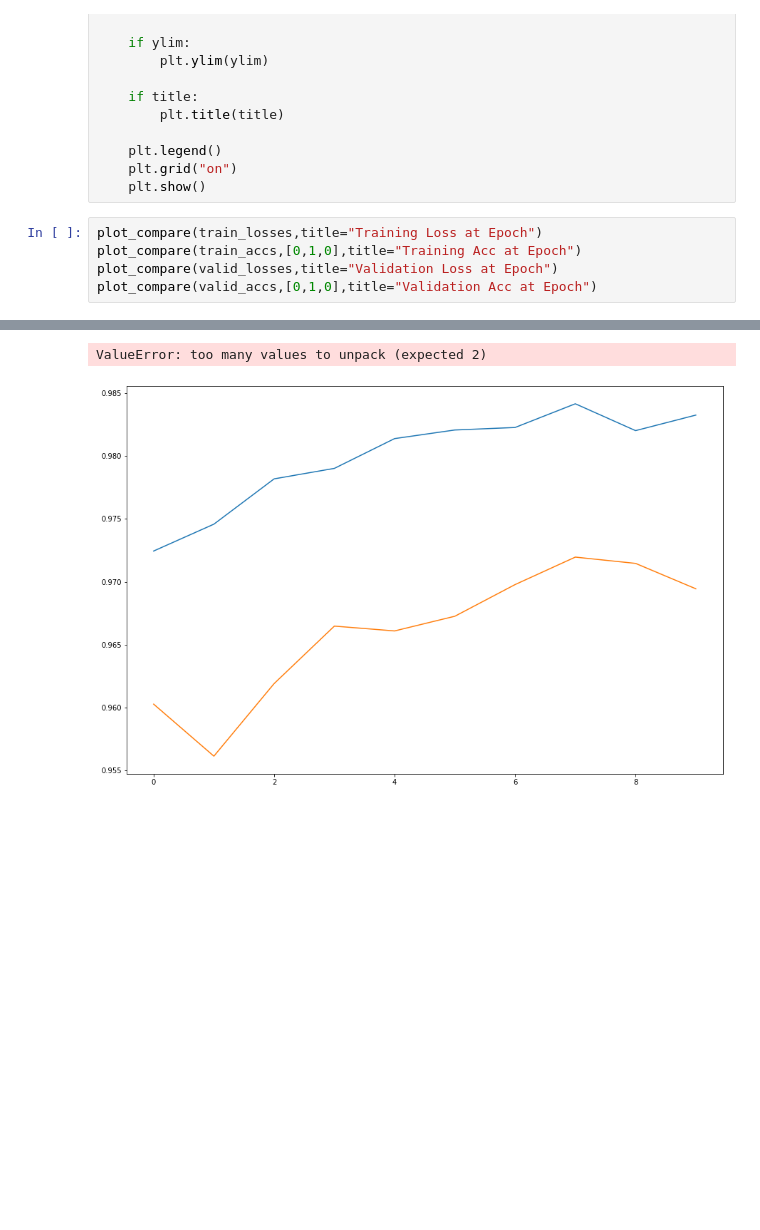
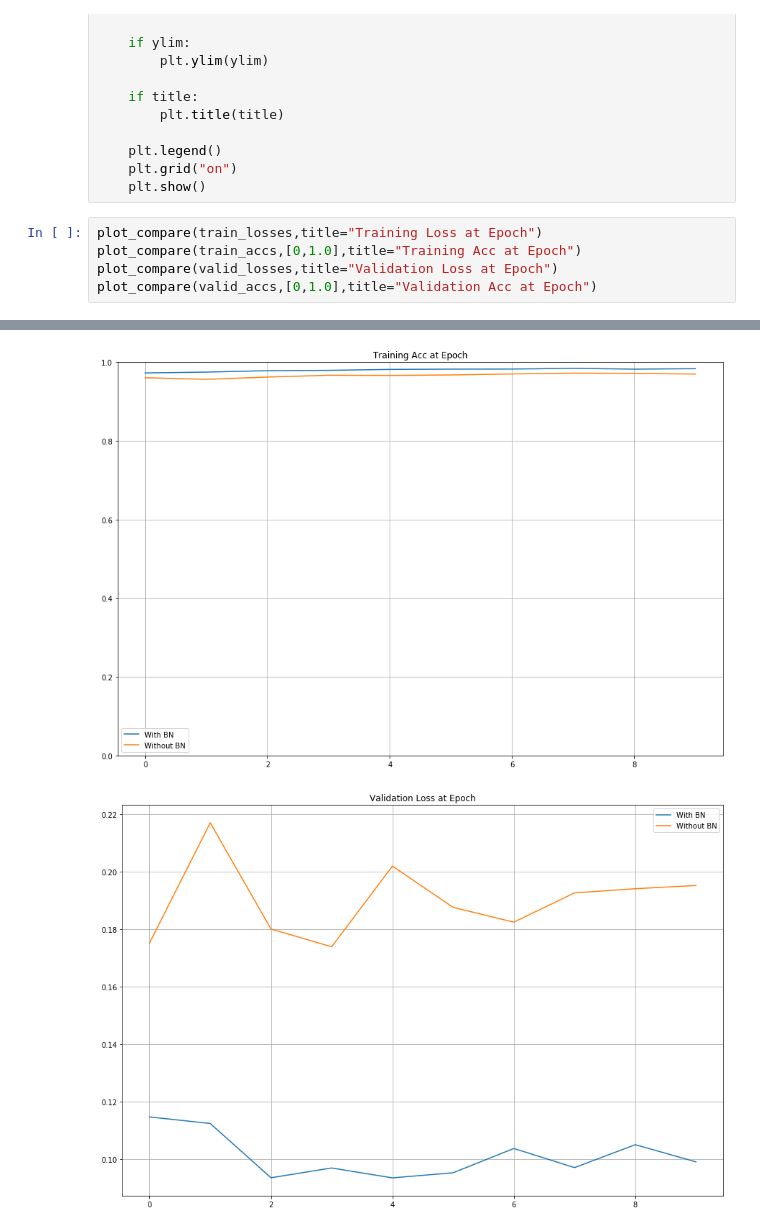
Before and after one commit to G-Polya/DL_forALL, a Jupyter notebook: Pytorch/Part 02 DNN/Lab-09-4 Batch Normalization.ipynb, the cells around one changed output, grey strips where cells are left out. Saved outputs shown, nothing was run; the diff lists cells and outputs as text; blank space fills up the shorter version.

```diff
--- a/Pytorch/Part 02 DNN/Lab-09-4 Batch Normalization.ipynb
+++ b/Pytorch/Part 02 DNN/Lab-09-4 Batch Normalization.ipynb
@@ -178,10 +178,10 @@ def plot_compare(loss_list:list, ylim=None,title=None) -> None:
     plt.show()
 # %%
 plot_compare(train_losses,title="Training Loss at Epoch")
-plot_compare(train_accs,[0,1,0],title="Training Acc at Epoch")
+plot_compare(train_accs,[0,1.0],title="Training Acc at Epoch")
 plot_compare(valid_losses,title="Validation Loss at Epoch")
-plot_compare(valid_accs,[0,1,0],title="Validation Acc at Epoch")
+plot_compare(valid_accs,[0,1.0],title="Validation Acc at Epoch")
 # %% [output]
 [figure]
-ValueError: too many values to unpack (expected 2)
-[figure, old version]
+[figure, new version]
+[figure, added]
```
Also changed, not shown: parts of 1 cell of this notebook, 17 other files.
